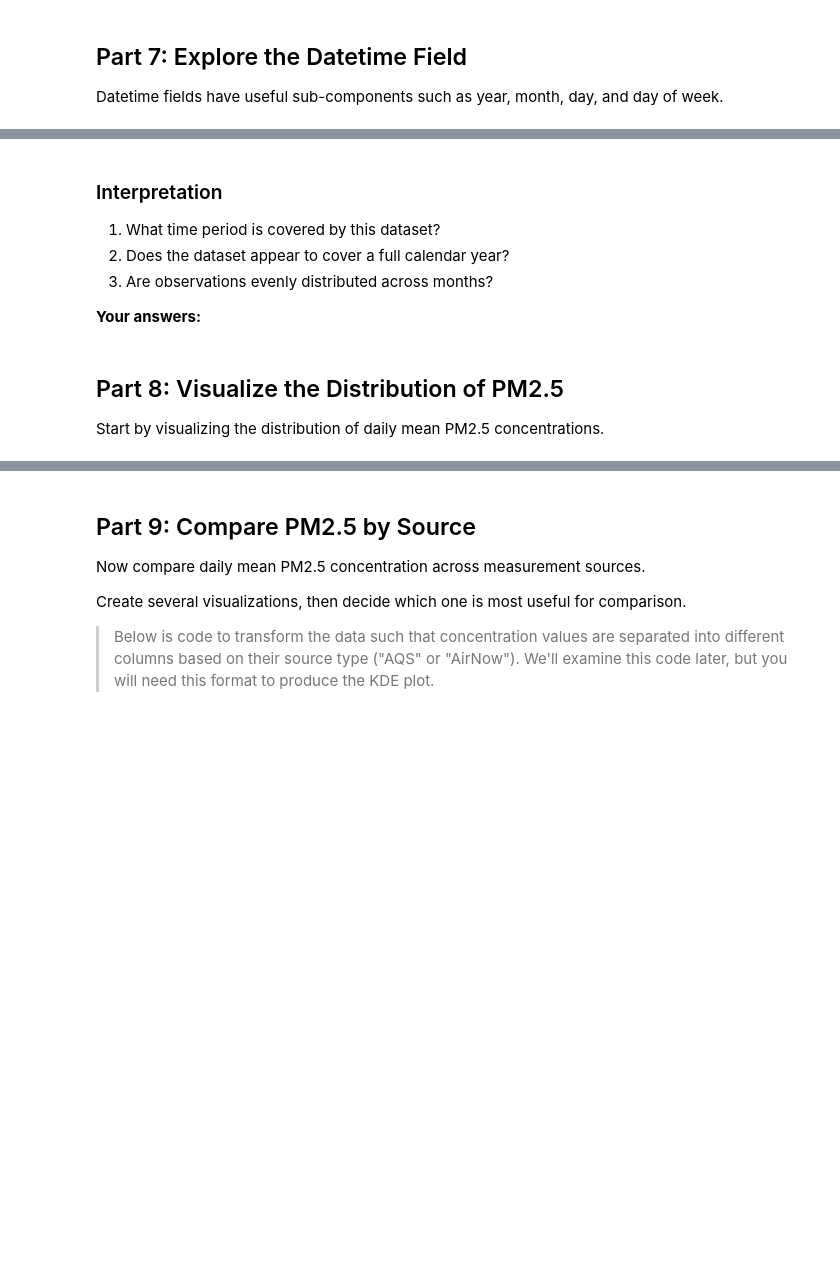
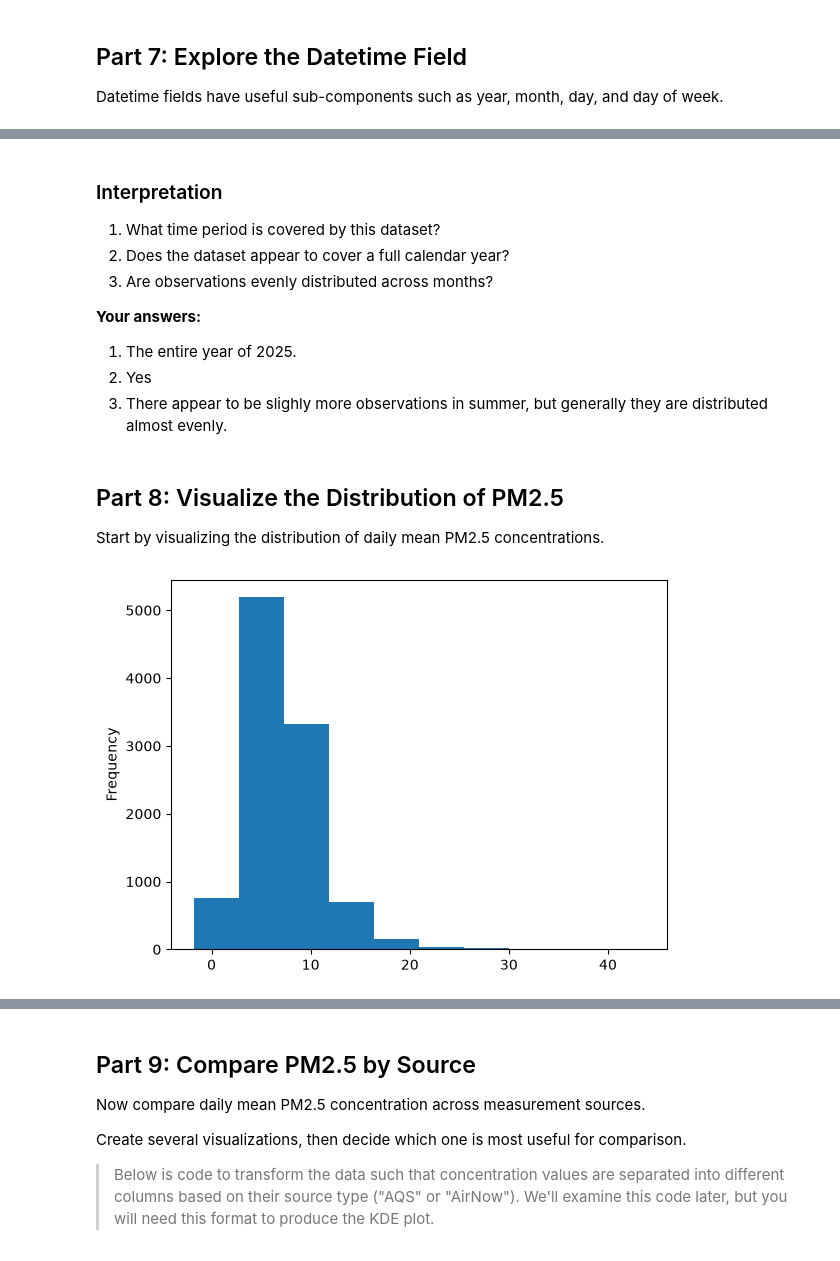
Before and after one commit to JoshG07/ENV700, a Jupyter notebook: lessons/M3-L-data-exploration-3-lab.ipynb, the cells around one changed output, grey strips where cells are left out. Drawn from its saved outputs; the diff is of its cells as text; code cells hidden in the pictures; blank space fills up the shorter version.

```diff
--- a/lessons/M3-L-data-exploration-3-lab.ipynb
+++ b/lessons/M3-L-data-exploration-3-lab.ipynb
@@ -207,5 +360,6 @@ Datetime fields have useful sub-components such as year, month, day, and day of
 # %%
 # Optional: Create a month column for later exploration.
+pm25['month'] = pm25['Date'].dt.month
 # %% [markdown]
 ### Interpretation
 
@@ -214,6 +368,9 @@ Datetime fields have useful sub-components such as year, month, day, and day of
 3. Are observations evenly distributed across months?
 
 **Your answers:**
+1. The entire year of 2025.
+2. Yes
+3. There appear to be slighly more observations in summer, but generally they are distributed almost evenly.
 # %% [markdown]
 ## Part 8: Visualize the Distribution of PM2.5
 
@@ -221,6 +378,9 @@ Start by visualizing the distribution of daily mean PM2.5 concentrations.
 # %%
 # Create a histogram of daily mean PM2.5 concentration using Pandas plotting.
 # Hint: select the concentration Series and use .plot(kind='hist').
+pm25['conc_col'].plot(kind = 'hist');
+# %% [output]
+[figure, added]
 # %%
 # Create a box plot of daily mean PM2.5 concentration using Pandas plotting.
 # Hint: select the concentration Series and use .plot(kind='box').
```
Also changed, not shown: parts of 28 cells of this notebook.
